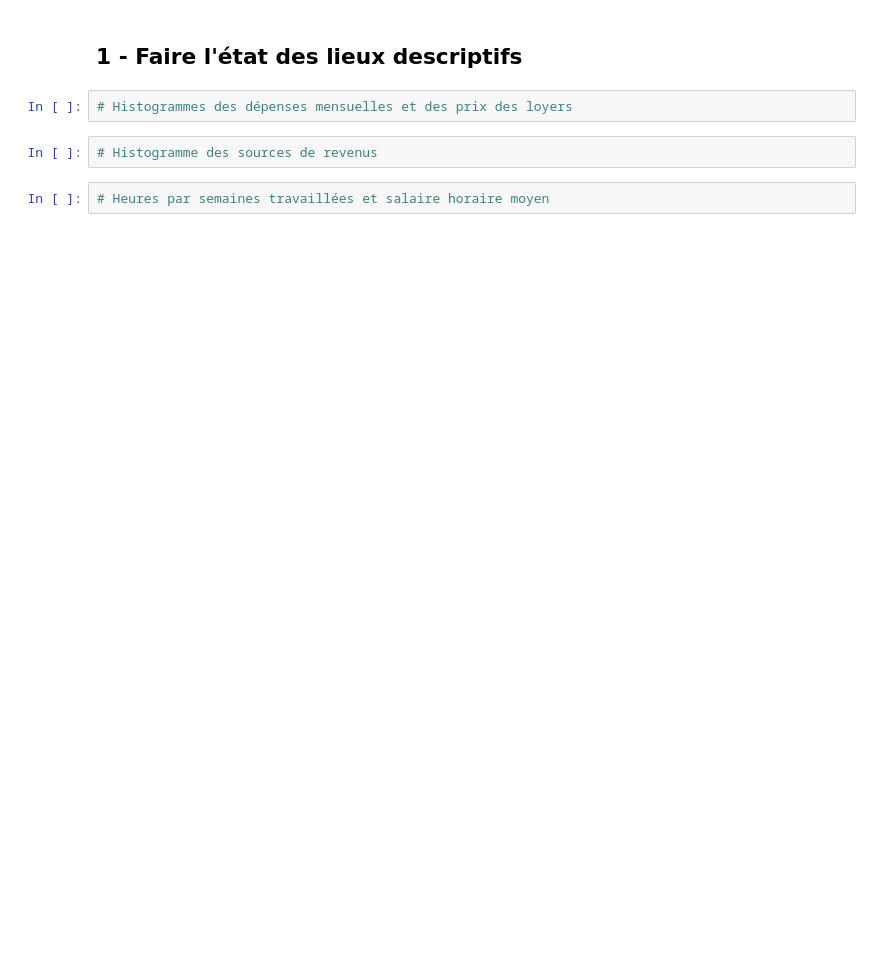
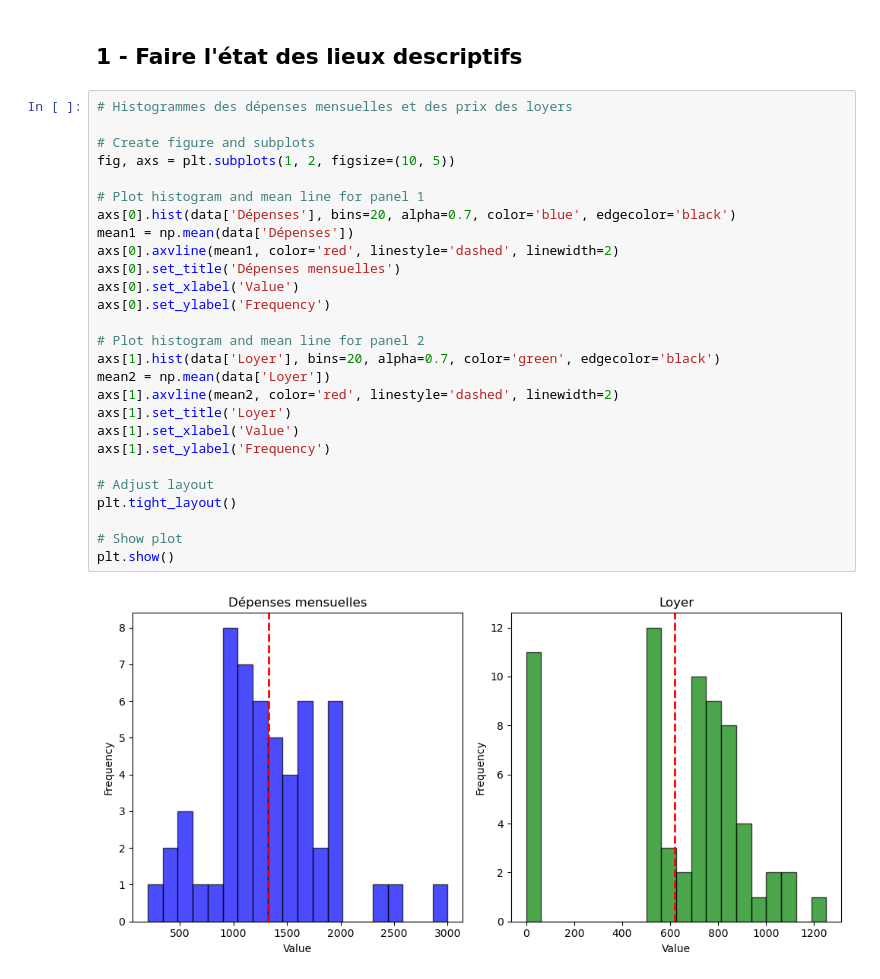
Before and after one commit to ClarissePierre/Precarite_Analyse, a Jupyter notebook: analyse.ipynb, the cells around one changed output. Cells and saved outputs as stored; diff of their text form; blank space fills up the shorter version.

```diff
--- a/analyse.ipynb
+++ b/analyse.ipynb
@@ -326,8 +331,31 @@ data['Sport_pb_physique']=Pb_physique
 # %% [markdown]
 ## 1 - Faire l'état des lieux descriptifs
-# %%
-# Histogrammes des dépenses mensuelles et des prix des loyers
-# %%
-# Histogramme des sources de revenus
-# %%
-# Heures par semaines travaillées et salaire horaire moyen
+# %%
+# Histogrammes des dépenses mensuelles et des prix des loyers
+
+# Create figure and subplots
+fig, axs = plt.subplots(1, 2, figsize=(10, 5))
+
+# Plot histogram and mean line for panel 1
+axs[0].hist(data['Dépenses'], bins=20, alpha=0.7, color='blue', edgecolor='black')
+mean1 = np.mean(data['Dépenses'])
+axs[0].axvline(mean1, color='red', linestyle='dashed', linewidth=2)
+axs[0].set_title('Dépenses mensuelles')
+axs[0].set_xlabel('Value')
+axs[0].set_ylabel('Frequency')
+
+# Plot histogram and mean line for panel 2
+axs[1].hist(data['Loyer'], bins=20, alpha=0.7, color='green', edgecolor='black')
+mean2 = np.mean(data['Loyer'])
+axs[1].axvline(mean2, color='red', linestyle='dashed', linewidth=2)
+axs[1].set_title('Loyer')
+axs[1].set_xlabel('Value')
+axs[1].set_ylabel('Frequency')
+
+# Adjust layout
+plt.tight_layout()
+
+# Show plot
+plt.show()
+# %% [output]
+[figure, added]
```
Also changed, not shown: parts of 6 cells of this notebook.
